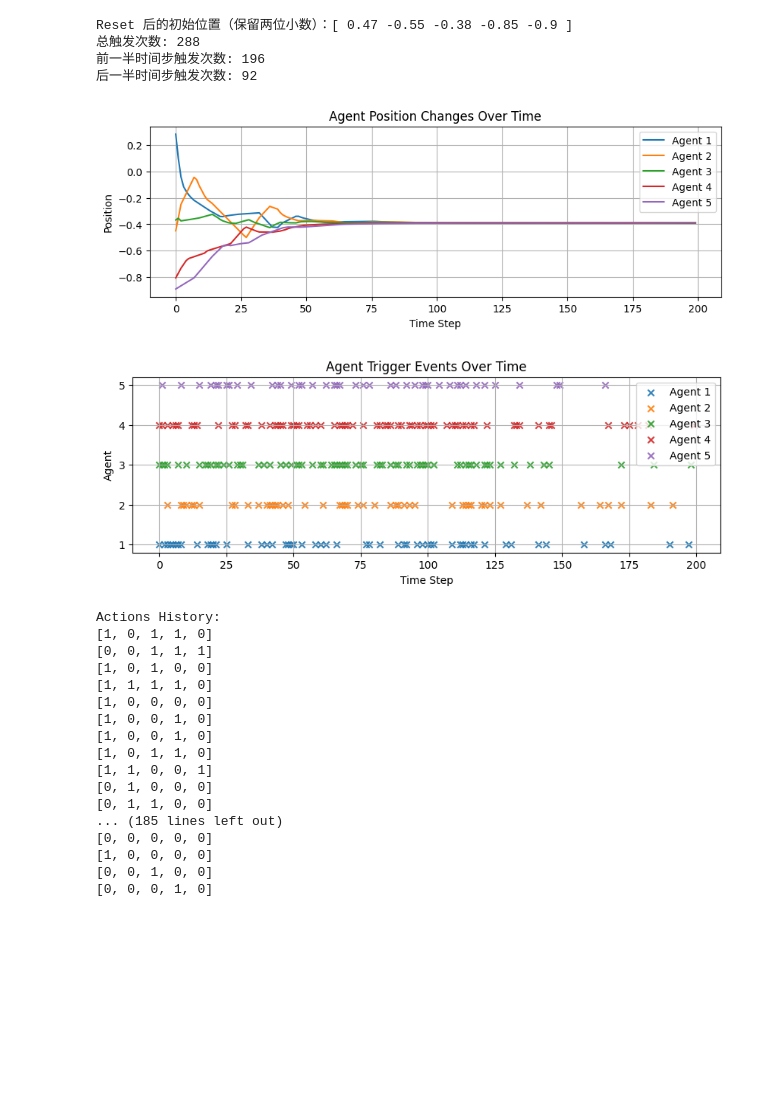
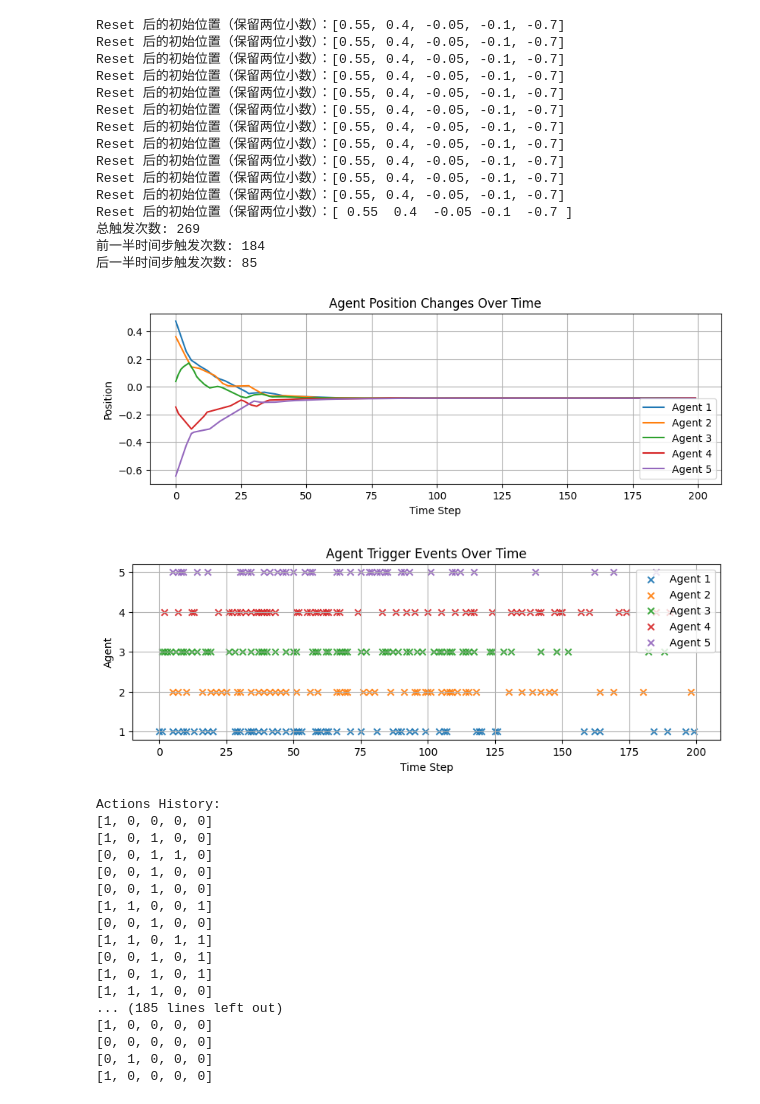
Before and after one commit to yjchenCN/Multi-agent-consensus-algorithm, a Jupyter notebook: MARL/MA_new/run_demo.ipynb, the cells around one changed output. Cells and saved outputs as stored; diff of their text form; code cells hidden in the pictures; blank space fills up the shorter version.

```diff
--- a/MARL/MA_new/run_demo.ipynb
+++ b/MARL/MA_new/run_demo.ipynb
@@ -46,7 +46,6 @@ def simulate_env(env, policies, num_steps=200, modification_prob_min=0.5, modifi
 
         # 如果当前时间步大于 no_mod_steps，则逐渐增加修改动作的概率
         if t >= no_mod_steps:
-            # 随着时间步 t 增加，从 no_mod_steps 步的修改概率为 modification_prob_min，线性增加到 modification_prob_max
             modification_prob = np.clip(modification_prob_min + (modification_prob_max - modification_prob_min) * (t - no_mod_steps) / (num_steps - no_mod_steps), modification_prob_min, modification_prob_max)
         else:
             modification_prob = 0  # 前 no_mod_steps 步不修改动作
@@ -75,9 +74,6 @@ def simulate_env(env, policies, num_steps=200, modification_prob_min=0.5, modifi
             positions_history[t, i] = env.agent_objs[i].position
 
     return actions_history, positions_history
-
-
-
 
 # 可视化函数
 def plot_results(actions_history, positions_history, env):
@@ -114,61 +110,72 @@ def count_triggers(actions_history, num_agents, num_steps):
 
     for t, actions in enumerate(actions_history):
         for agent_action in actions:
             if agent_action == 1:  # 假设触发动作为1
                 total_triggers += 1
                 if t < half_steps:
                     first_half_triggers += 1
                 else:
                     second_half_triggers += 1
 
     return total_triggers, first_half_triggers, second_half_triggers
 
 # 主函数
 if __name__ == "__main__":
-    # 创建环境
     env = CustomMAEnvironment3(num_agents=5, num_iterations=200, dt=0.1)
-
-    # 加载策略
     policies = load_policies(env, policies_path=".")
 
-    # 模拟环境交互
-    actions_history, positions_history = simulate_env(env, policies, num_steps=200)
+    while True:
+        actions_history, positions_history = simulate_env(env, policies, num_steps=200)
+        max_position_diff = np.max(np.abs(positions_history[-1] - positions_history[-1][:, None]))
+
+        if max_position_diff <= 0.005:
+            print(f"Reset 后的初始位置（保留两位小数）：{np.round(env.initial_positions, 2)}")
+            break
 
     total_triggers, first_half_triggers, second_half_triggers = count_triggers(actions_history, len(env.agents), 200)
 
     print(f"总触发次数: {total_triggers}")
     print(f"前一半时间步触发次数: {first_half_triggers}")
     print(f"后一半时间步触发次数: {second_half_triggers}")
 
-    # 绘制结果
     plot_results(actions_history, positions_history, env)
 
-    # 输出所有动作选择矩阵
     print("Actions History:")
     for actions in actions_history:
         print(actions)
 # %% [output]
-Reset 后的初始位置（保留两位小数）：[ 0.47 -0.55 -0.38 -0.85 -0.9 ]
-总触发次数: 288
-前一半时间步触发次数: 196
-后一半时间步触发次数: 92
+Reset 后的初始位置（保留两位小数）：[0.55, 0.4, -0.05, -0.1, -0.7]
+Reset 后的初始位置（保留两位小数）：[0.55, 0.4, -0.05, -0.1, -0.7]
+Reset 后的初始位置（保留两位小数）：[0.55, 0.4, -0.05, -0.1, -0.7]
+Reset 后的初始位置（保留两位小数）：[0.55, 0.4, -0.05, -0.1, -0.7]
+Reset 后的初始位置（保留两位小数）：[0.55, 0.4, -0.05, -0.1, -0.7]
+Reset 后的初始位置（保留两位小数）：[0.55, 0.4, -0.05, -0.1, -0.7]
+Reset 后的初始位置（保留两位小数）：[0.55, 0.4, -0.05, -0.1, -0.7]
+Reset 后的初始位置（保留两位小数）：[0.55, 0.4, -0.05, -0.1, -0.7]
+Reset 后的初始位置（保留两位小数）：[0.55, 0.4, -0.05, -0.1, -0.7]
+Reset 后的初始位置（保留两位小数）：[0.55, 0.4, -0.05, -0.1, -0.7]
+Reset 后的初始位置（保留两位小数）：[0.55, 0.4, -0.05, -0.1, -0.7]
+Reset 后的初始位置（保留两位小数）：[ 0.55  0.4  -0.05 -0.1  -0.7 ]
+总触发次数: 269
+前一半时间步触发次数: 184
+后一半时间步触发次数: 85
-[figure, old version]
+[figure, new version]
-[figure, old version]
+[figure, new version]
 Actions History:
-[1, 0, 1, 1, 0]
-[0, 0, 1, 1, 1]
+[1, 0, 0, 0, 0]
 [1, 0, 1, 0, 0]
-[1, 1, 1, 1, 0]
+[0, 0, 1, 1, 0]
+[0, 0, 1, 0, 0]
+[0, 0, 1, 0, 0]
+[1, 1, 0, 0, 1]
+[0, 0, 1, 0, 0]
+[1, 1, 0, 1, 1]
+[0, 0, 1, 0, 1]
+[1, 0, 1, 0, 1]
+[1, 1, 1, 0, 0]
+... (185 lines left out)
 [1, 0, 0, 0, 0]
-[1, 0, 0, 1, 0]
-[1, 0, 0, 1, 0]
-[1, 0, 1, 1, 0]
-[1, 1, 0, 0, 1]
+[0, 0, 0, 0, 0]
 [0, 1, 0, 0, 0]
-[0, 1, 1, 0, 0]
-... (185 lines left out)
-[0, 0, 0, 0, 0]
 [1, 0, 0, 0, 0]
-[0, 0, 1, 0, 0]
-[0, 0, 0, 1, 0]
 # %%
```
Also changed, not shown: parts of 2 cells of this notebook, 10 other files.
